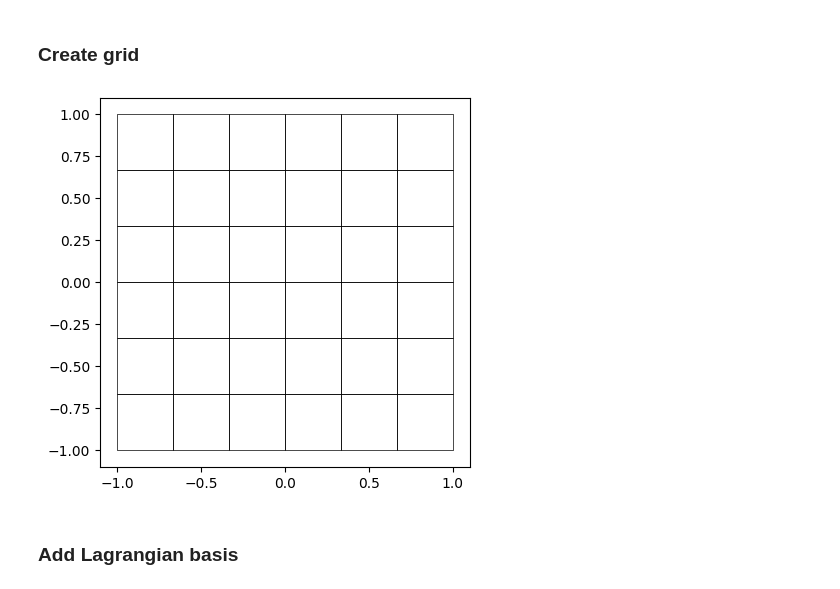
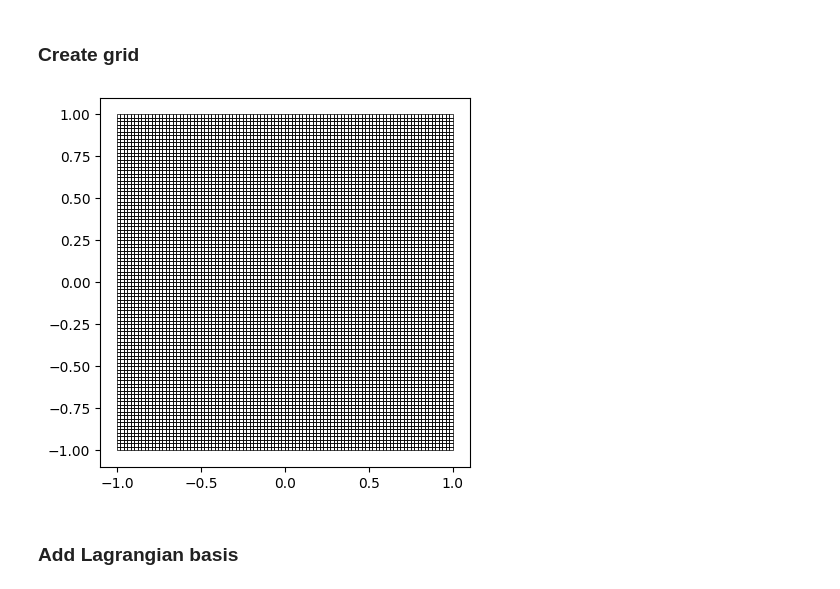
Before and after one commit to rath3t/visualStudioCodeAndIkarus, a Jupyter notebook: linearElasticity.ipynb, the cells around one changed output. Drawn from its saved outputs; the diff is of its cells as text; code cells hidden in the pictures.

```diff
--- a/linearElasticity.ipynb
+++ b/linearElasticity.ipynb
@@ -38,13 +38,13 @@ from dune.vtk import  vtkWriter
 # %%
 lowerLeft = [-1,-1]
 upperRight = [1,1]
 elements = [3,3]
 
 grid = dune.grid.structuredGrid(lowerLeft,upperRight,elements)
-grid.hierarchicalGrid.globalRefine(1)
+grid.hierarchicalGrid.globalRefine(5)
 grid.plot()
 # %% [output]
-[figure, old version]
+[figure, new version]
 # %% [markdown]
 ### Add Lagrangian basis
 # %%
```
Also changed, not shown: parts of 7 cells of this notebook, 1 other file.
